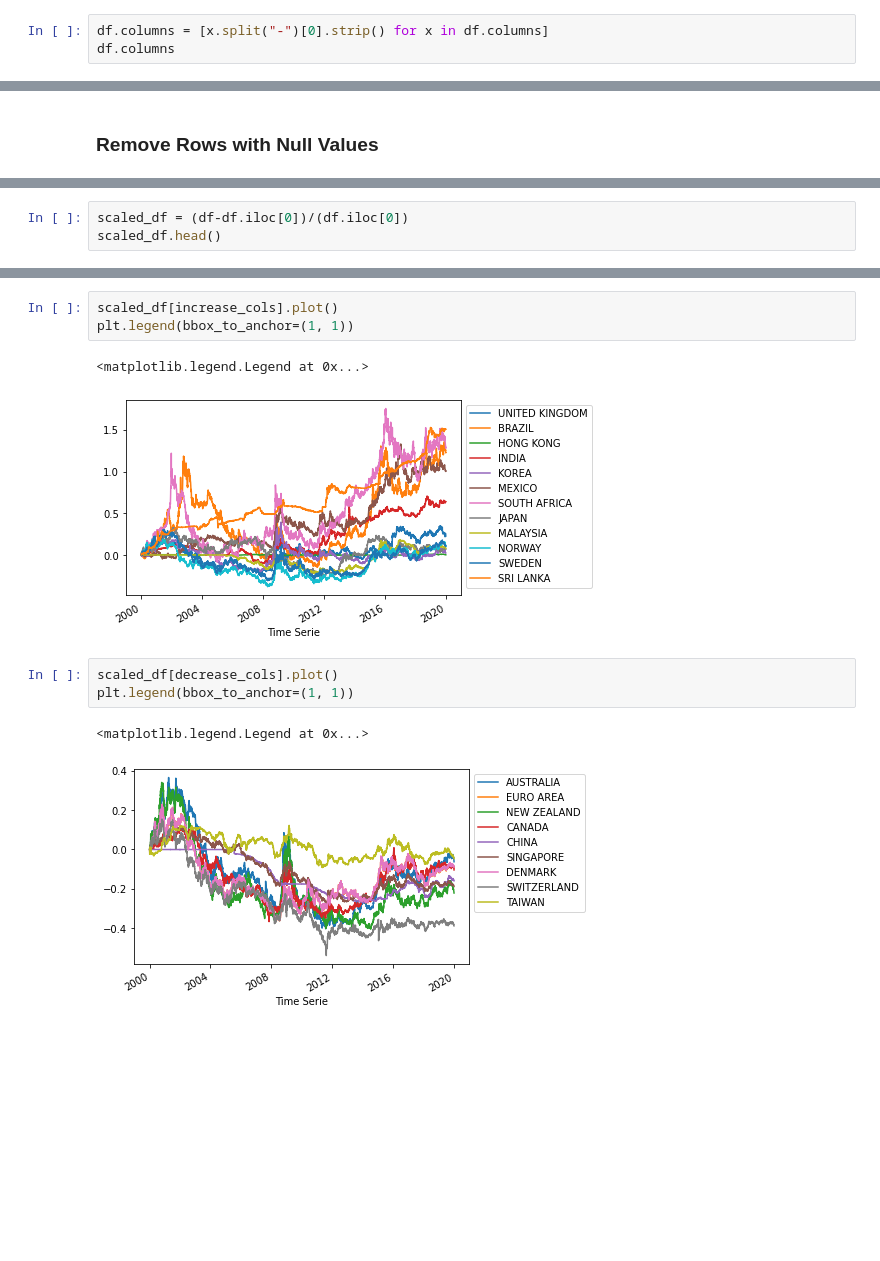
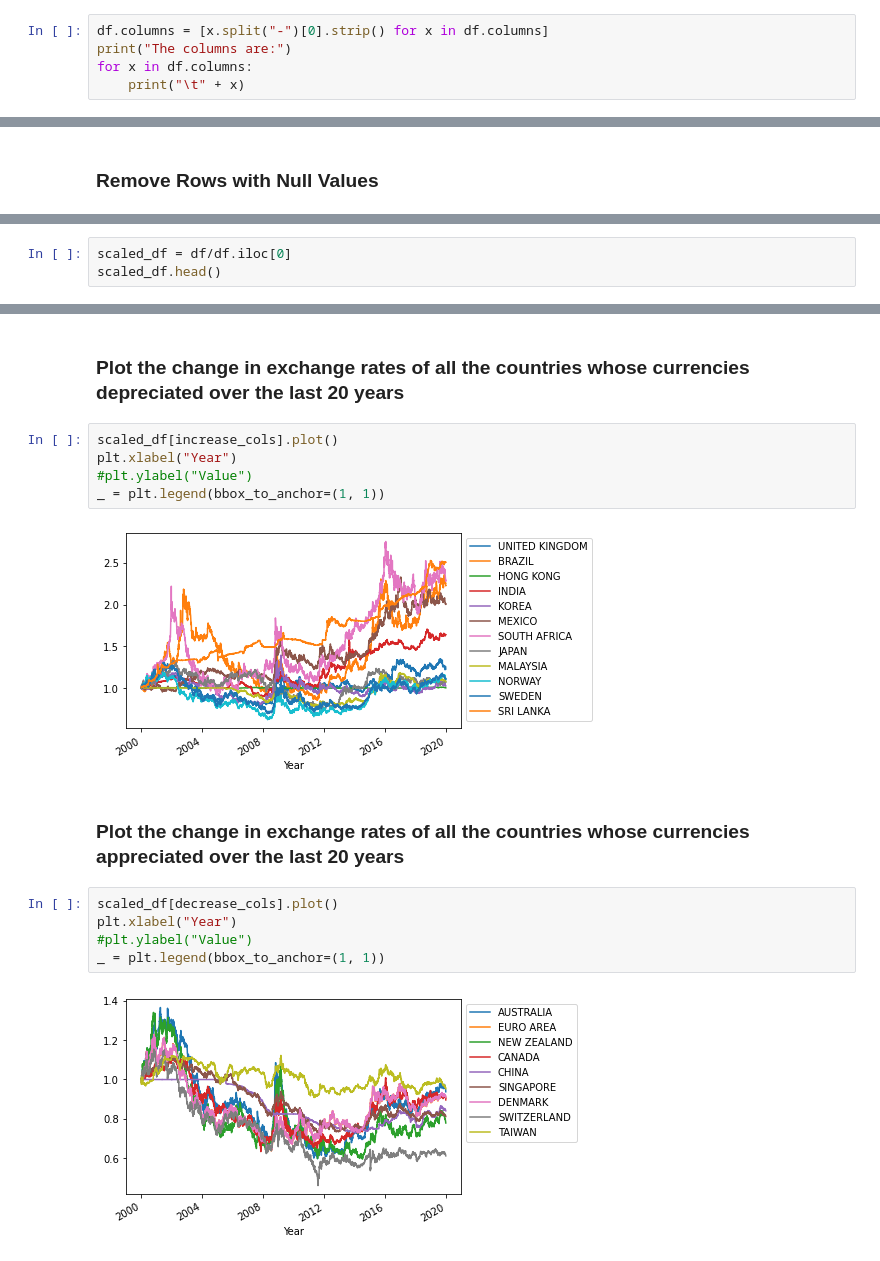
Before and after one commit to monisha-jeg/visualization_forex, a Jupyter notebook: data_viz.ipynb, the cells around one changed output, grey strips where cells are left out. Cells and saved outputs as stored; diff of their text form; blank space fills up the shorter version.

```diff
--- a/data_viz.ipynb
+++ b/data_viz.ipynb
@@ -30,4 +27,6 @@ df.head()
 # %%
 df.columns = [x.split("-")[0].strip() for x in df.columns]
-df.columns
+print("The columns are:")
+for x in df.columns:
+    print("\t" + x)
 # %% [output]
@@ -70,5 +83,5 @@ print(df.shape)
 # %%
-scaled_df = (df-df.iloc[0])/(df.iloc[0])
+scaled_df = df/df.iloc[0]
 scaled_df.head()
 # %% [output]
 |  | AUSTRALIA | EURO AREA | NEW ZEALAND | UNITED KINGDOM | BRAZIL | CANADA | CHINA | HONG KONG | INDIA | ... |
@@ -92,12 +124,18 @@ print(decrease_cols, len(decrease_cols))
+# %% [markdown]
+### Plot the change in exchange rates of all the countries whose currencies depreciated over the last 20 years
 # %%
 scaled_df[increase_cols].plot()
-plt.legend(bbox_to_anchor=(1, 1))
+plt.xlabel("Year")
+#plt.ylabel("Value")
+_ = plt.legend(bbox_to_anchor=(1, 1))
 # %% [output]
-<matplotlib.legend.Legend at 0x...>
-[figure, old version]
+[figure, new version]
+# %% [markdown]
+### Plot the change in exchange rates of all the countries whose currencies appreciated over the last 20 years
 # %%
 scaled_df[decrease_cols].plot()
-plt.legend(bbox_to_anchor=(1, 1))
+plt.xlabel("Year")
+#plt.ylabel("Value")
+_ = plt.legend(bbox_to_anchor=(1, 1))
 # %% [output]
-<matplotlib.legend.Legend at 0x...>
-[figure, old version]
+[figure, new version]
```
Also changed, not shown: parts of 16 cells of this notebook, 5 other files.
